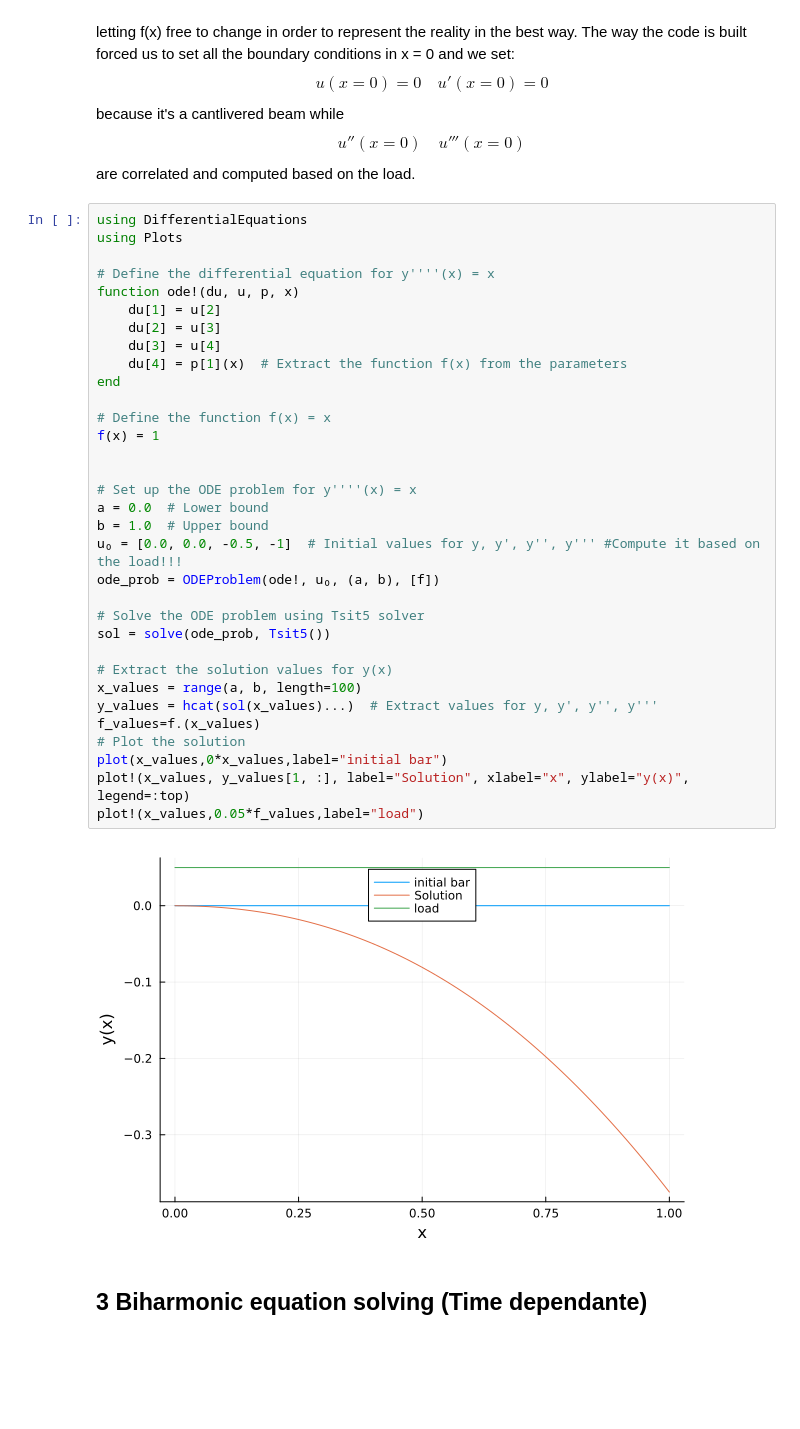
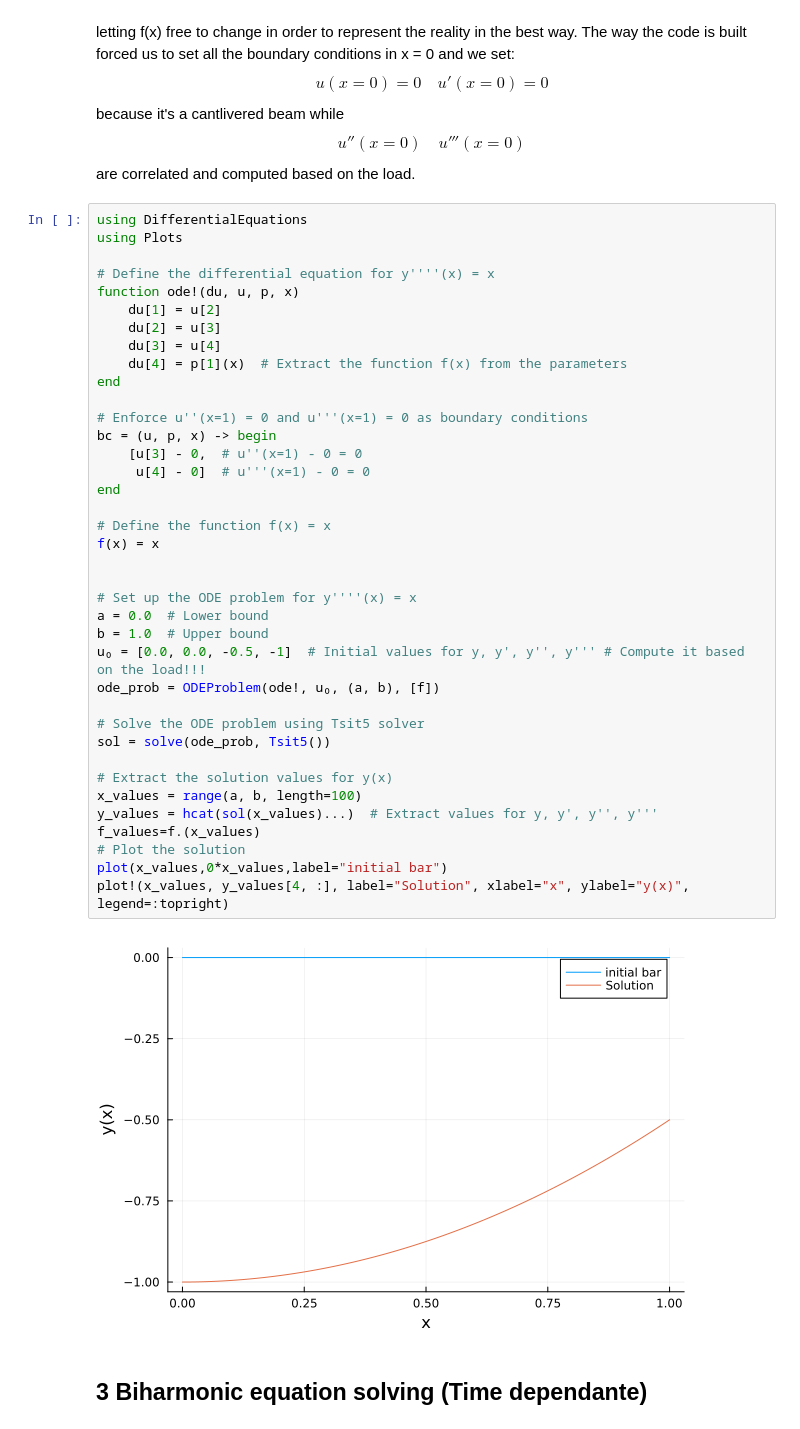
Before and after one commit to Kstreme/ENSAM-TUD01_G1, a Jupyter notebook: Final Notebook Group 1.ipynb, the cells around one changed output. Saved outputs shown, nothing was run; the diff lists cells and outputs as text; blank space fills up the shorter version.

```diff
--- a/Final Notebook Group 1.ipynb
+++ b/Final Notebook Group 1.ipynb
@@ -211,38 +211,43 @@ while $$ u''(x=0) \hspace{1em} u'''(x=0) $$ are correlated and computed based on
 # %%
 using DifferentialEquations
 using Plots
 
 # Define the differential equation for y''''(x) = x
 function ode!(du, u, p, x)
     du[1] = u[2]
     du[2] = u[3]
     du[3] = u[4]
     du[4] = p[1](x)  # Extract the function f(x) from the parameters
 end
 
+# Enforce u''(x=1) = 0 and u'''(x=1) = 0 as boundary conditions
+bc = (u, p, x) -> begin
+    [u[3] - 0,  # u''(x=1) - 0 = 0
+     u[4] - 0]  # u'''(x=1) - 0 = 0
+end
+
 # Define the function f(x) = x
-f(x) = 1
+f(x) = x
 
 
 # Set up the ODE problem for y''''(x) = x
 a = 0.0  # Lower bound
 b = 1.0  # Upper bound
-u₀ = [0.0, 0.0, -0.5, -1]  # Initial values for y, y', y'', y''' #Compute it based on the load!!!
+u₀ = [0.0, 0.0, -0.5, -1]  # Initial values for y, y', y'', y''' # Compute it based on the load!!!
 ode_prob = ODEProblem(ode!, u₀, (a, b), [f])
 
 # Solve the ODE problem using Tsit5 solver
 sol = solve(ode_prob, Tsit5())
 
 # Extract the solution values for y(x)
 x_values = range(a, b, length=100)
 y_values = hcat(sol(x_values)...)  # Extract values for y, y', y'', y'''
 f_values=f.(x_values)
 # Plot the solution
 plot(x_values,0*x_values,label="initial bar")
-plot!(x_values, y_values[1, :], label="Solution", xlabel="x", ylabel="y(x)", legend=:top)
-plot!(x_values,0.05*f_values,label="load")
+plot!(x_values, y_values[4, :], label="Solution", xlabel="x", ylabel="y(x)", legend=:topright)
 # %% [output]
-[figure, old version]
+[figure, new version]
 # %% [markdown]
 ## 3 Biharmonic equation solving (Time dependante)
 # %% [markdown]
```
